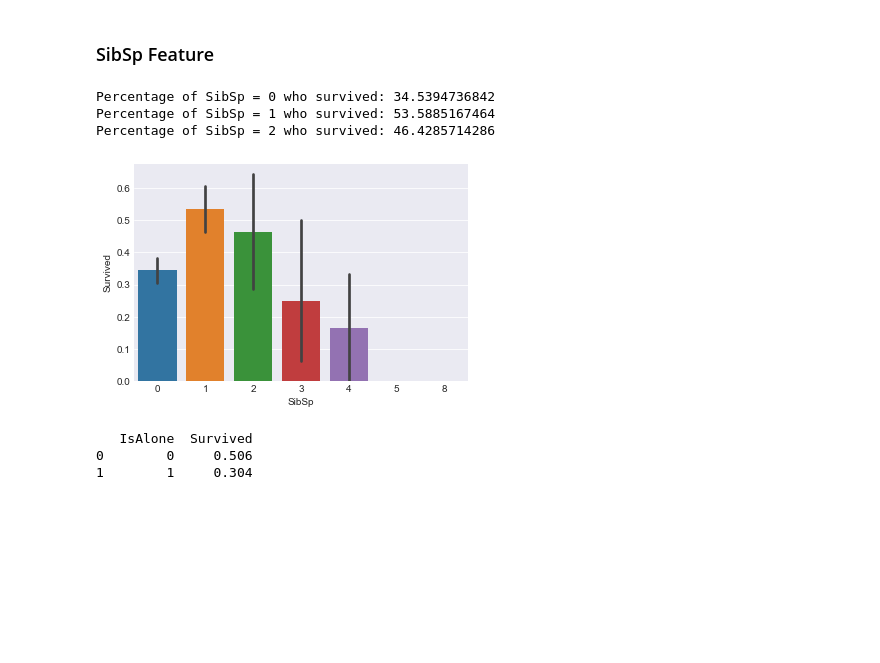
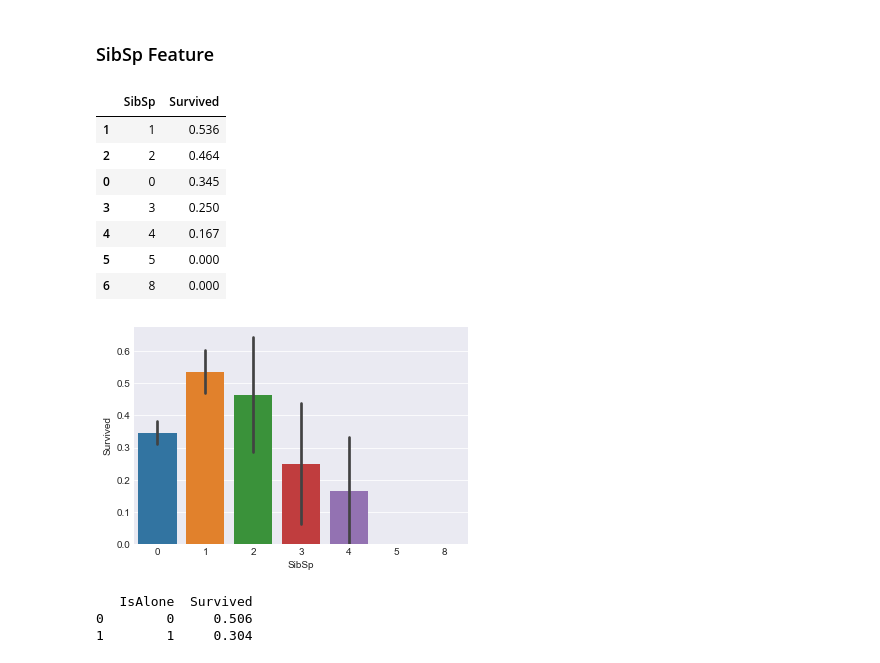
Before and after one commit to adamzolotarev/kaggle, a Jupyter notebook: titanic/personal_from_template.ipynb, the cells around one changed output. Drawn from its saved outputs; the diff is of its cells as text; code cells hidden in the pictures; blank space fills up the shorter version.

```diff
--- a/titanic/personal_from_template.ipynb
+++ b/titanic/personal_from_template.ipynb
@@ -30,6 +30,10 @@ import seaborn as sns
 #ignore warnings
 import warnings
 warnings.filterwarnings('ignore')
+
+
+def varVsSurvivedTable(param):
+    return train[[param, 'Survived']].groupby([param], as_index=False).mean().sort_values(by='Survived', ascending=False)
 # %% [markdown]
 ## 2) Read in and Explore the Data
 It's time to read in our training and testing data using `pd.read_csv`, and take a first look at the training data using the `describe()` function.
@@ -216,18 +219,19 @@ As predicted, people with higher socioeconomic class had a higher rate of surviv
 # %%
 #draw a bar plot for SibSp vs. survival
 sns.barplot(x="SibSp", y="Survived", data=train)
 
 #I won't be printing individual percent values for all of these.
-print("Percentage of SibSp = 0 who survived:", train["Survived"][train["SibSp"] == 0].value_counts(normalize = True)[1]*100)
-
-print("Percentage of SibSp = 1 who survived:", train["Survived"][train["SibSp"] == 1].value_counts(normalize = True)[1]*100)
-
-print("Percentage of SibSp = 2 who survived:", train["Survived"][train["SibSp"] == 2].value_counts(normalize = True)[1]*100)
+varVsSurvivedTable('SibSp')
 # %% [output]
-Percentage of SibSp = 0 who survived: 34.5394736842
-Percentage of SibSp = 1 who survived: 53.5885167464
-Percentage of SibSp = 2 who survived: 46.4285714286
+|  | SibSp | Survived |
+| 1 | 1 | 0.536 |
+| 2 | 2 | 0.464 |
+| 0 | 0 | 0.345 |
+| 3 | 3 | 0.250 |
+| 4 | 4 | 0.167 |
+| 5 | 5 | 0.000 |
+| 6 | 8 | 0.000 |
-[figure, old version]
+[figure, new version]
 # %%
 # Family Size did not seem to imrove the score locally:
 for dataset in combine:
```
Also changed, not shown: parts of 27 cells of this notebook, 14 other files.
